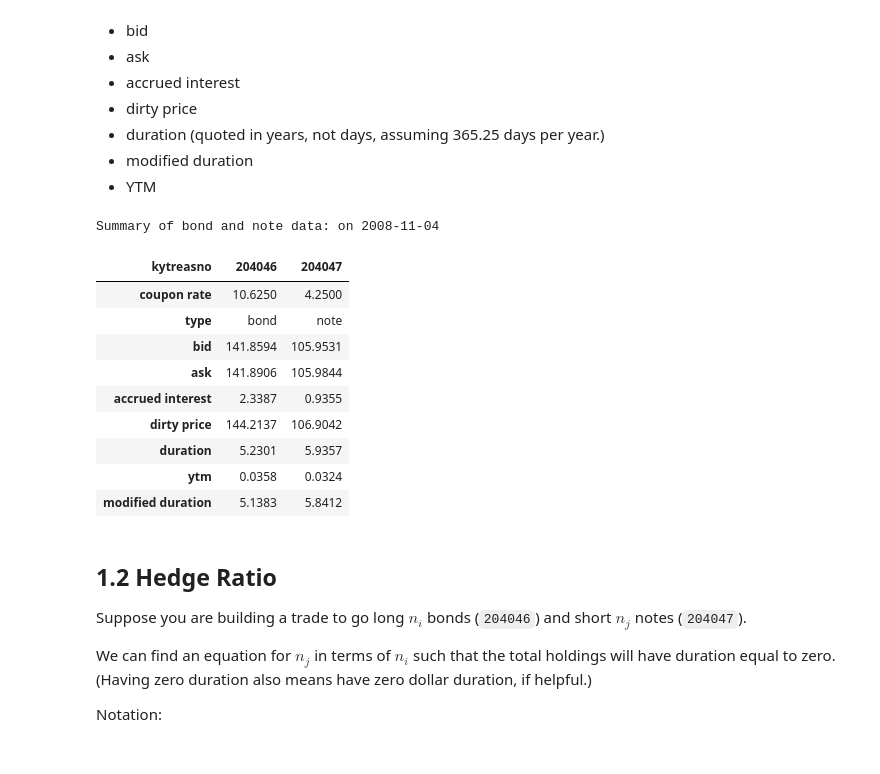
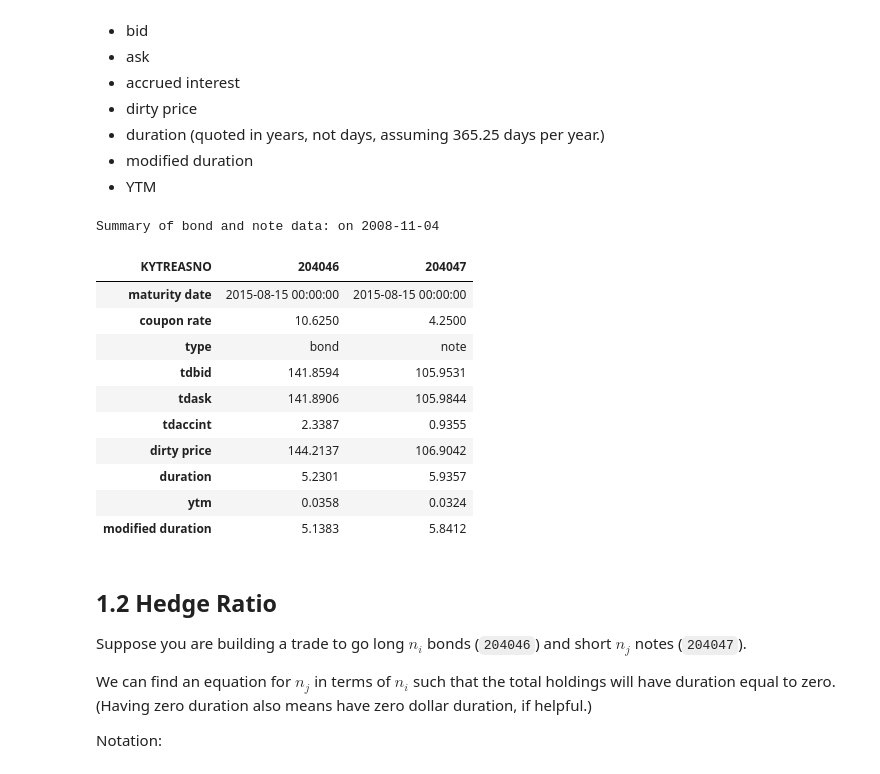
Before and after one commit to Scheffer888/finm-fixedincome-2025, a Jupyter notebook: homework/Homework 2 (Eduardo).ipynb, the cells around one changed output. Cells and saved outputs as stored; diff of their text form; code cells hidden in the pictures.

```diff
--- a/homework/Homework 2 (Eduardo).ipynb
+++ b/homework/Homework 2 (Eduardo).ipynb
@@ -49,9 +41,9 @@ pd.set_option('display.float_format', lambda x: '%.4f' % x)
 * Look at the data on 2008-11-04.
 # %%
 FILE_DATE = '2015-08-15'
-FILE_PATH = Path(config.DATA_DIR) / f"treasury_ts_{FILE_DATE}.xlsx"
-ID_BOND = 204046
-ID_NOTE = 204047
+FILE_PATH =  f'../data/treasury_ts_{FILE_DATE}.xlsx'
+ID_LONG = 204046
+ID_SHORT = 204047
 DATE0 = '2008-11-04'
 DAYS_Y = 365.25
 
@@ -59,7 +51,7 @@ DAYS_Y = 365.25
 data = pd.read_excel(FILE_PATH, sheet_name='database')
 data_info = pd.read_excel(FILE_PATH, sheet_name='info', index_col=0)
 
-data_filtered = data[(data['kytreasno'].isin([ID_BOND, ID_NOTE])) & (data['caldt'] == DATE0)].sort_values(by='caldt')
+data_filtered = data[(data['kytreasno'].isin([ID_LONG, ID_SHORT])) & (data['caldt'] == DATE0)].sort_values(by='caldt')
 data_filtered.head(2)
 # %% [output]
 |  | kytreasno | kycrspid | caldt | tdbid | tdask | tdnomprc | tdnomprc_flg | tdsourcr | tdaccint | tdretnua | ... |
@@ -78,18 +70,19 @@ Make a chart comparing the issues in the following features, (as of Nov 4, 2008.
 * modified duration
 * YTM
 # %%
-summary_data = tr.get_summary_table(info=data_info, database=data, date=DATE0)
-summary_data.drop(index=['clean price', 'maturity date', 'issue date'], inplace=True)
+summary_data = get_summary_table(info=data_info, database=data, date=DATE0)
+summary_data.drop(index=['clean price', 'issue date'], inplace=True)
 print("Summary of bond and note data: on 2008-11-04")
 summary_data
 # %% [output]
 Summary of bond and note data: on 2008-11-04
-| kytreasno | 204046 | 204047 |
+| KYTREASNO | 204046 | 204047 |
+| maturity date | 2015-08-15 00:00:00 | 2015-08-15 00:00:00 |
 | coupon rate | 10.6250 | 4.2500 |
 | type | bond | note |
-| bid | 141.8594 | 105.9531 |
-| ask | 141.8906 | 105.9844 |
-| accrued interest | 2.3387 | 0.9355 |
+| tdbid | 141.8594 | 105.9531 |
+| tdask | 141.8906 | 105.9844 |
+| tdaccint | 2.3387 | 0.9355 |
 | dirty price | 144.2137 | 106.9042 |
 | duration | 5.2301 | 5.9357 |
 | ytm | 0.0358 | 0.0324 |
```
Also changed, not shown: parts of 22 cells of this notebook, 10 other files.
